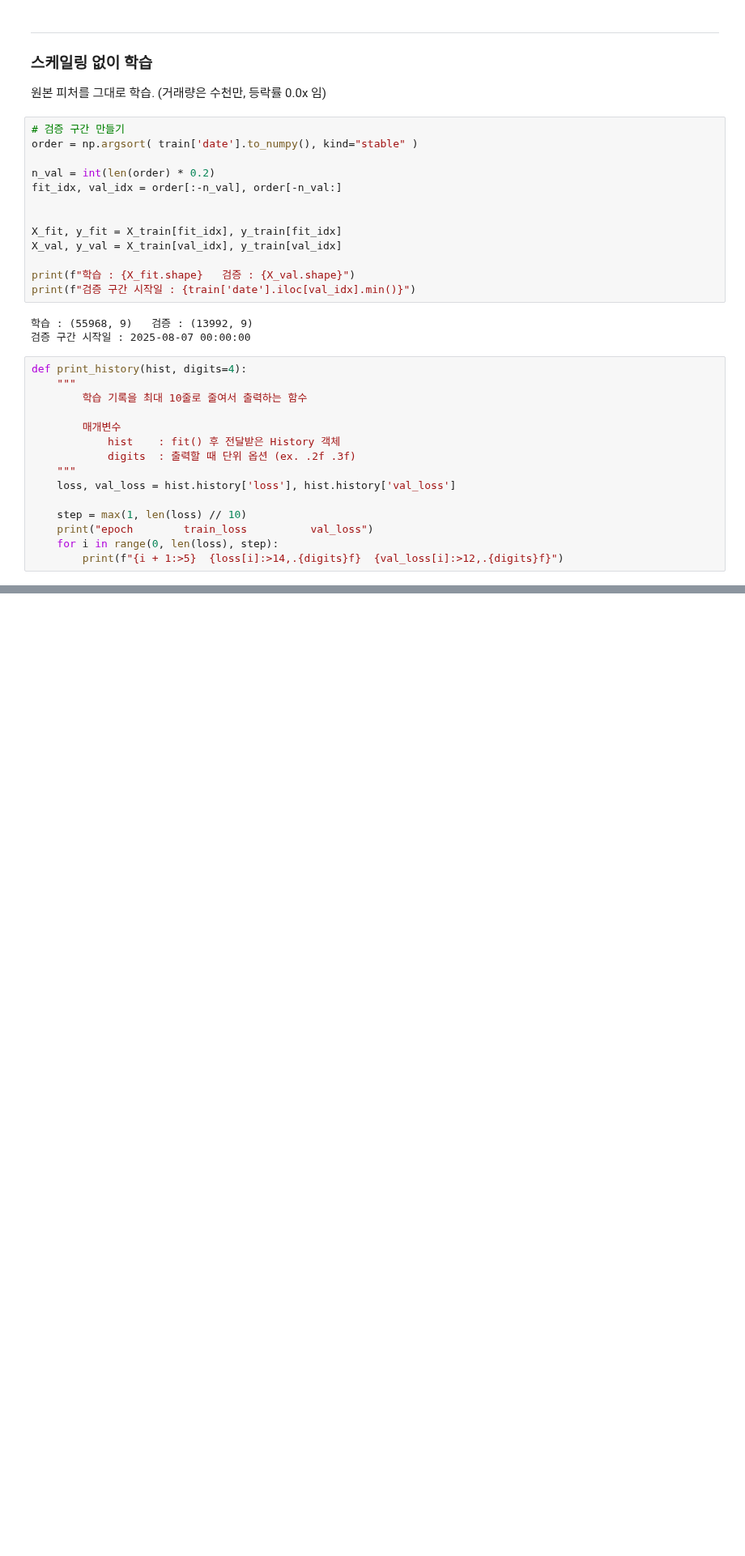
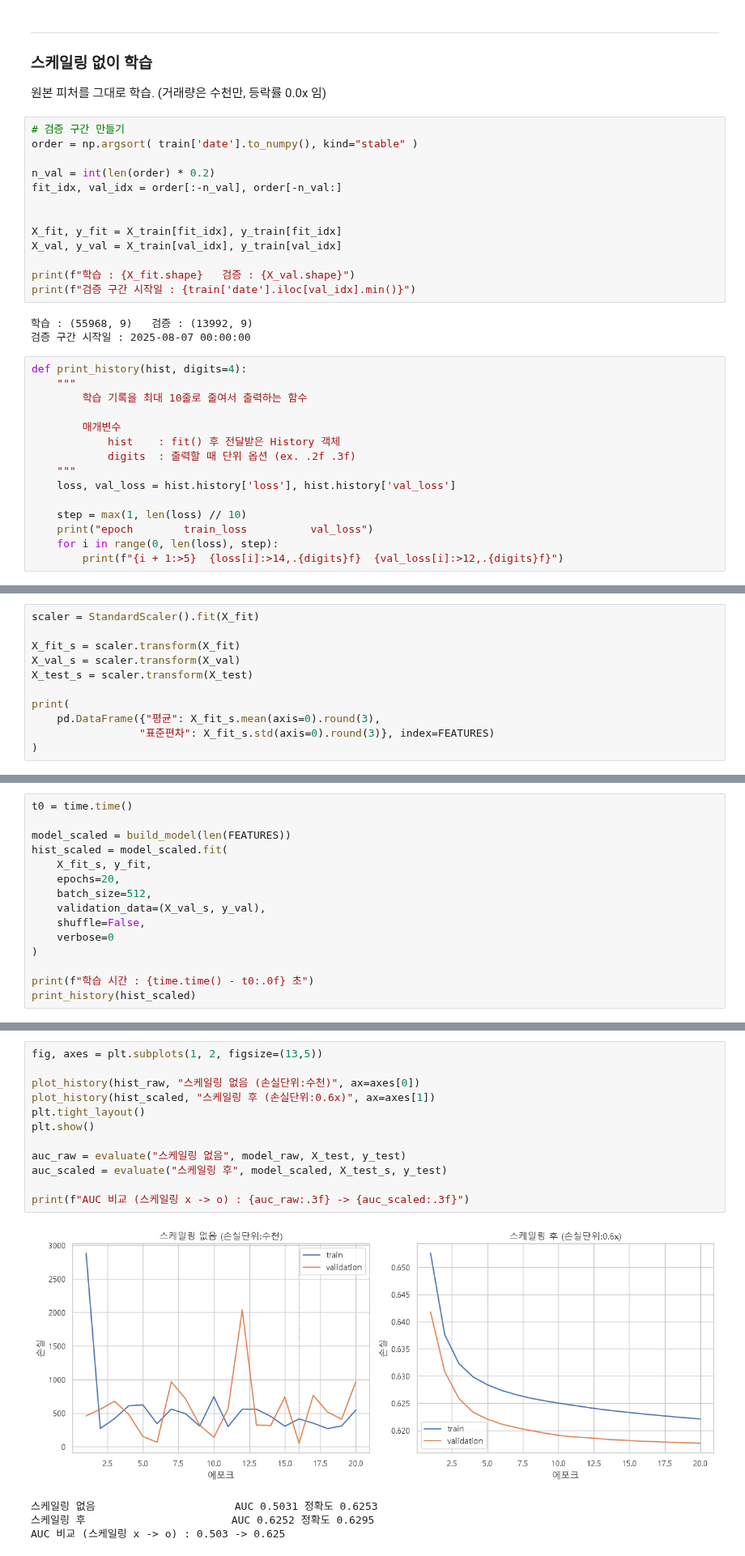
Before and after one commit to Cinderelllllla/demo-repository, a Jupyter notebook: 13_dl/01_keras.ipynb, the cells around one changed output, grey strips where cells are left out. Shown at 81% size. Cells and saved outputs as stored; diff of their text form; blank space fills up the shorter version.

```diff
--- a/13_dl/01_keras.ipynb
+++ b/13_dl/01_keras.ipynb
@@ -348,0 +388,11 @@ print(f"학습 시간 : {time.time() - t0:.0f}초")
+# %%
+scaler = StandardScaler().fit(X_fit)
+
+X_fit_s = scaler.transform(X_fit)
+X_val_s = scaler.transform(X_val)
+X_test_s = scaler.transform(X_test)
+
+print(
+    pd.DataFrame({"평균": X_fit_s.mean(axis=0).round(3),
+                 "표준편차": X_fit_s.std(axis=0).round(3)}, index=FEATURES)
+)
@@ -348,0 +410,15 @@ print(f"학습 시간 : {time.time() - t0:.0f}초")
+# %%
+t0 = time.time()
+
+model_scaled = build_model(len(FEATURES))
+hist_scaled = model_scaled.fit(
+    X_fit_s, y_fit,
+    epochs=20,
+    batch_size=512,
+    validation_data=(X_val_s, y_val),
+    shuffle=False,
+    verbose=0
+)
+
+print(f"학습 시간 : {time.time() - t0:.0f} 초")
+print_history(hist_scaled)
@@ -348,0 +438,17 @@ print(f"학습 시간 : {time.time() - t0:.0f}초")
+# %%
+fig, axes = plt.subplots(1, 2, figsize=(13,5))
+
+plot_history(hist_raw, "스케일링 없음 (손실단위:수천)", ax=axes[0])
+plot_history(hist_scaled, "스케일링 후 (손실단위:0.6x)", ax=axes[1])
+plt.tight_layout()
+plt.show()
+
+auc_raw = evaluate("스케일링 없음", model_raw, X_test, y_test)
+auc_scaled = evaluate("스케일링 후", model_scaled, X_test_s, y_test)
+
+print(f"AUC 비교 (스케일링 x -> o) : {auc_raw:.3f} -> {auc_scaled:.3f}")
+# %% [output]
+[figure, added]
+스케일링 없음                      AUC 0.5031 정확도 0.6253
+스케일링 후                       AUC 0.6252 정확도 0.6295
+AUC 비교 (스케일링 x -> o) : 0.503 -> 0.625
```
Also changed, not shown: parts of 14 cells of this notebook.
